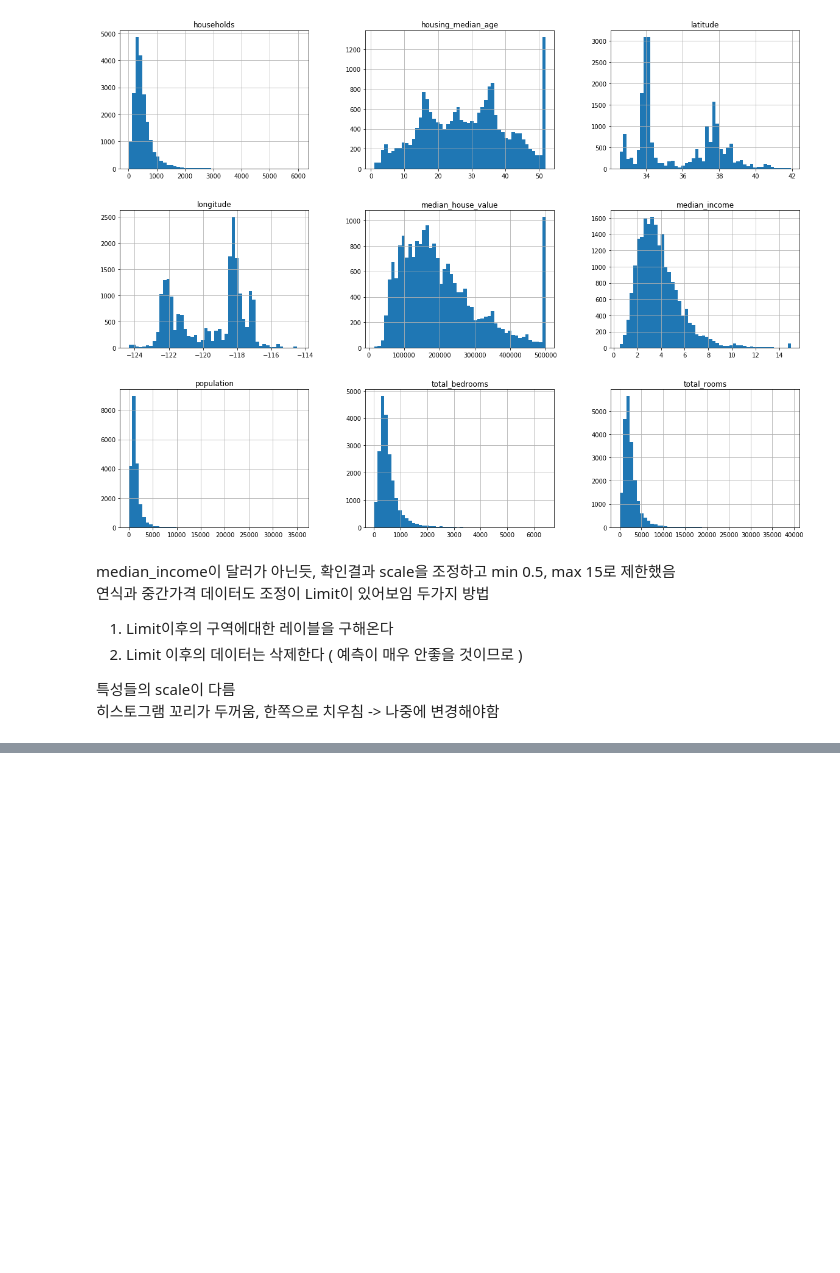
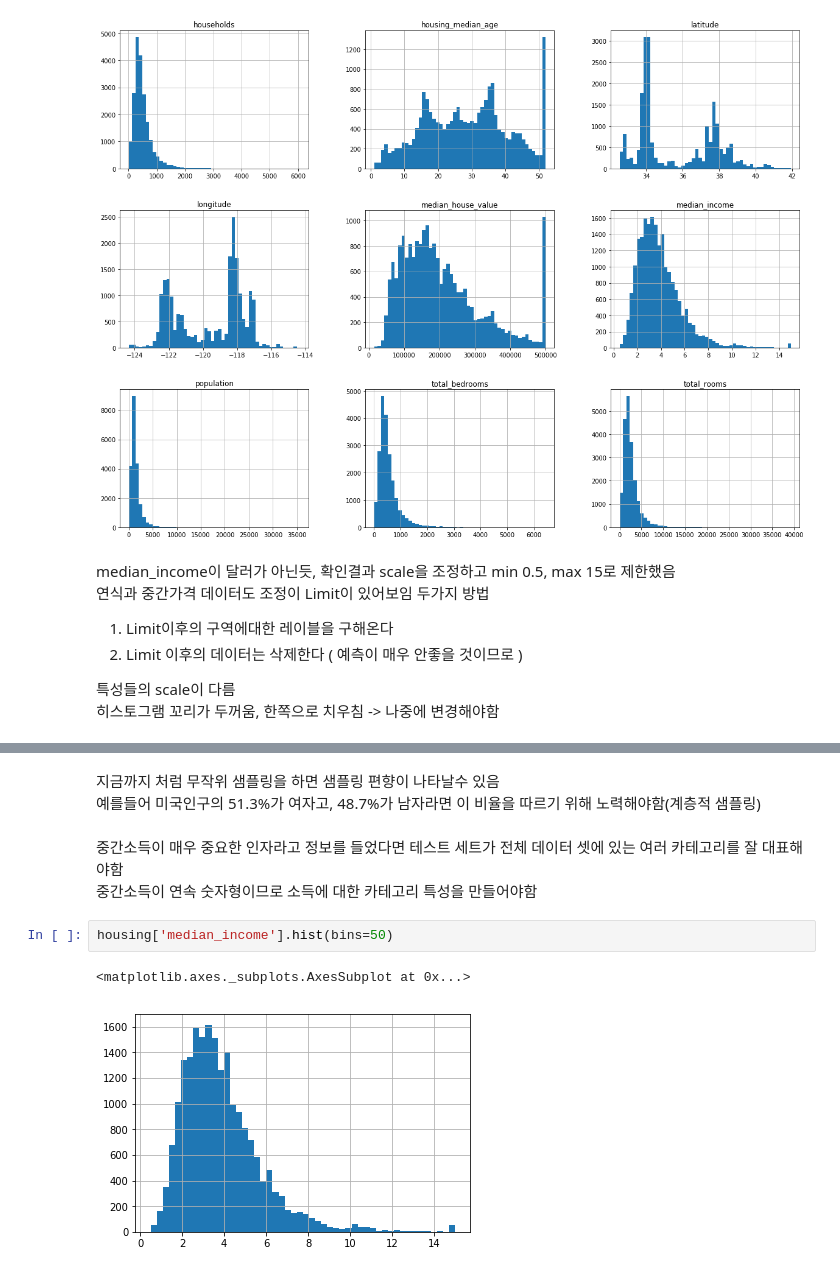
Before and after one commit to Suhwan-Ji/Study_ML, a Jupyter notebook: NoteBooks/Ch02.머신러닝 프로젝트 처음부터 끝까지.ipynb, the cells around one changed output, grey strips where cells are left out. Saved outputs shown, nothing was run; the diff lists cells and outputs as text; blank space fills up the shorter version.

```diff
--- a/NoteBooks/Ch02.머신러닝 프로젝트 처음부터 끝까지.ipynb
+++ b/NoteBooks/Ch02.머신러닝 프로젝트 처음부터 끝까지.ipynb
@@ -112,0 +202,11 @@ median_income이 달러가 아닌듯, 확인결과 scale을 조정하고 min 0.5
+# %% [markdown]
+지금까지 처럼 무작위 샘플링을 하면 샘플링 편향이 나타날수 있음
+예를들어 미국인구의 51.3%가 여자고, 48.7%가 남자라면 이 비율을 따르기 위해 노력해야함(계층적 샘플링)
+# %% [markdown]
+중간소득이 매우 중요한 인자라고 정보를 들었다면 테스트 세트가 전체 데이터 셋에 있는 여러 카테고리를 잘 대표해야함
+중간소득이 연속 숫자형이므로 소득에 대한 카테고리 특성을 만들어야함
+# %%
+housing['median_income'].hist(bins=50)
+# %% [output]
+<matplotlib.axes._subplots.AxesSubplot at 0x...>
+[figure, added]
```
Also changed, not shown: parts of 83 cells of this notebook.
